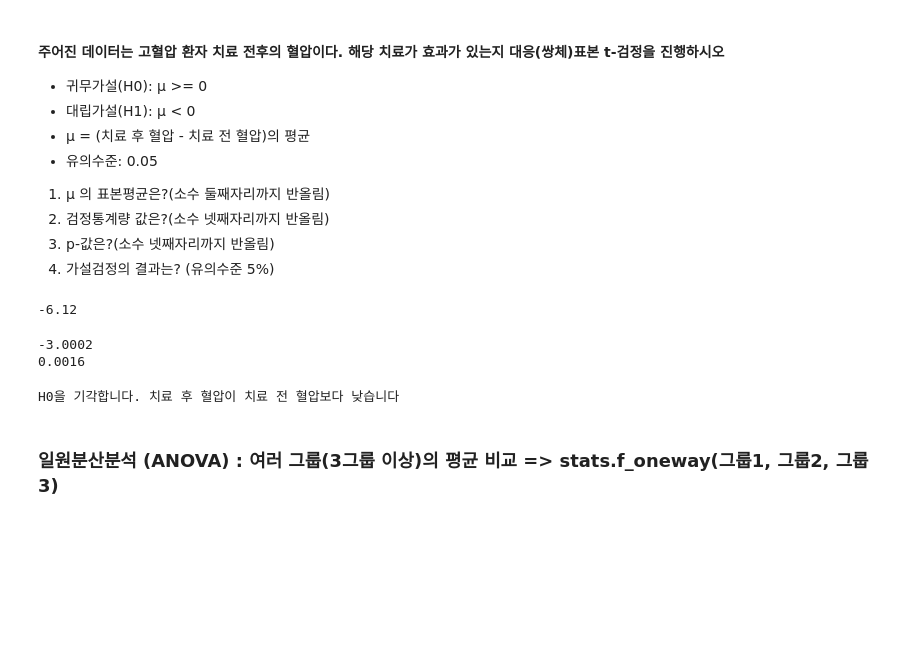
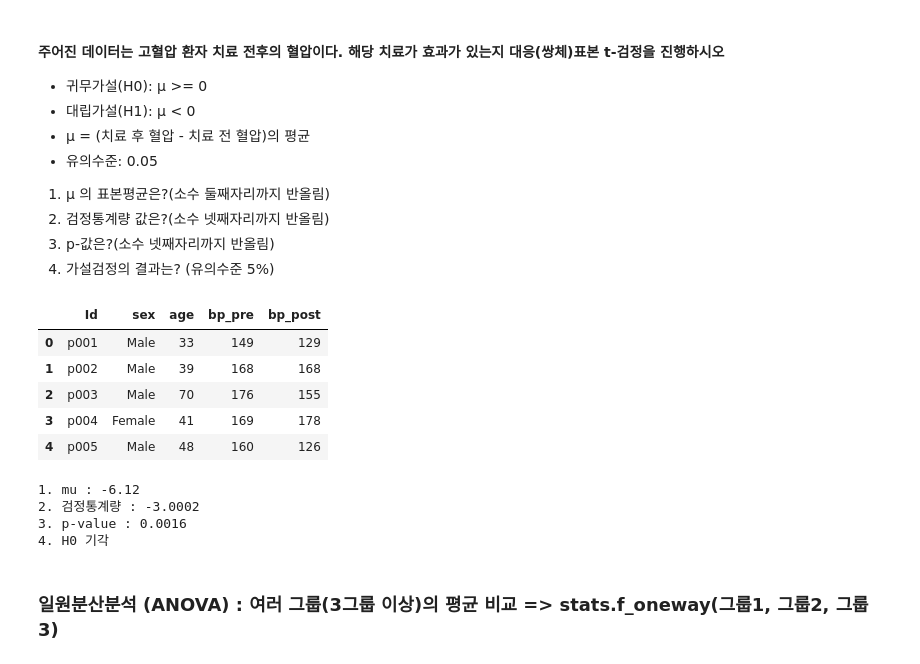
Before and after one commit to cms6090/Big-Data-Analysis, a Jupyter notebook: 3유형/캐글.ipynb, the cells around one changed output. Saved outputs shown, nothing was run; the diff lists cells and outputs as text; code cells hidden in the pictures; blank space fills up the shorter version.

```diff
--- a/3유형/캐글.ipynb
+++ b/3유형/캐글.ipynb
@@ -75,32 +68,33 @@ H0을 기각합니다. 약물을 복용한 그룹과 복용하지 않은 그룹
 # %%
 import pandas as pd
 df = pd.read_csv("../data/high_blood_pressure.csv")
+df.head()
+# %% [output]
+|  | Id | sex | age | bp_pre | bp_post |
+| 0 | p001 | Male | 33 | 149 | 129 |
+| 1 | p002 | Male | 39 | 168 | 168 |
+| 2 | p003 | Male | 70 | 176 | 155 |
+| 3 | p004 | Female | 41 | 169 | 178 |
+| 4 | p005 | Male | 48 | 160 | 126 |
 # %%
-df["diff"] = df["bp_post"] - df["bp_pre"]
+# 1
+print("1. mu :", round((df["bp_post"] - df["bp_pre"]).mean(), 2))
+
+
+# 2, 3, 4
+statistic, p_value = stats.ttest_rel(df["bp_post"], df["bp_pre"], alternative = "less")
 alpha = 0.05
 
-# 1
-print(round(df["diff"].mean(), 2))
+print("2. 검정통계량 :", round(statistic, 4))
+print("3. p-value :", round(p_value, 4))
+
+if p_value < alpha: print("4. H0 기각")
+else: print("4. H1 채택")
 # %% [output]
--6.12
+1. mu : -6.12
+2. 검정통계량 : -3.0002
+3. p-value : 0.0016
+4. H0 기각
-# %%
-from scipy import stats
-statistic, p_value = stats.ttest_rel(df["bp_post"], df["bp_pre"], alternative = "less") # 첫 번째가 두 번째보다 작은지 검정
-
-# 2
-print(round(statistic, 4))
-
-# 3
-print(round(p_value, 4))
-# %% [output]
--3.0002
-0.0016
-# %%
-# 4
-if p_value < alpha: print("H0을 기각합니다. 치료 후 혈압이 치료 전 혈압보다 낮습니다")
-else: print("H0을 채택합니다. 영향이 없습니다")
-# %% [output]
-H0을 기각합니다. 치료 후 혈압이 치료 전 혈압보다 낮습니다
 # %% [markdown]
 ### 일원분산분석 (ANOVA) : 여러 그룹(3그룹 이상)의 평균 비교 => stats.f_oneway(그룹1, 그룹2, 그룹3)
 # %% [markdown]
```
Also changed, not shown: parts of 44 cells of this notebook, 3 other files.
